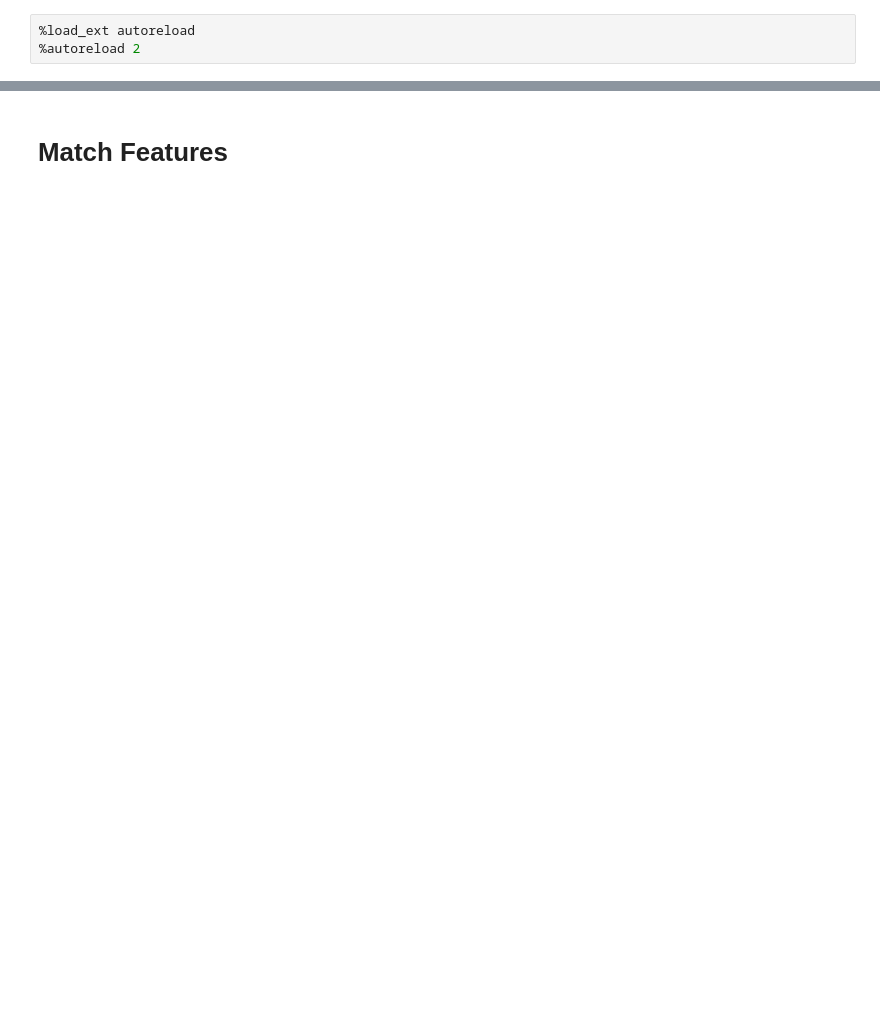
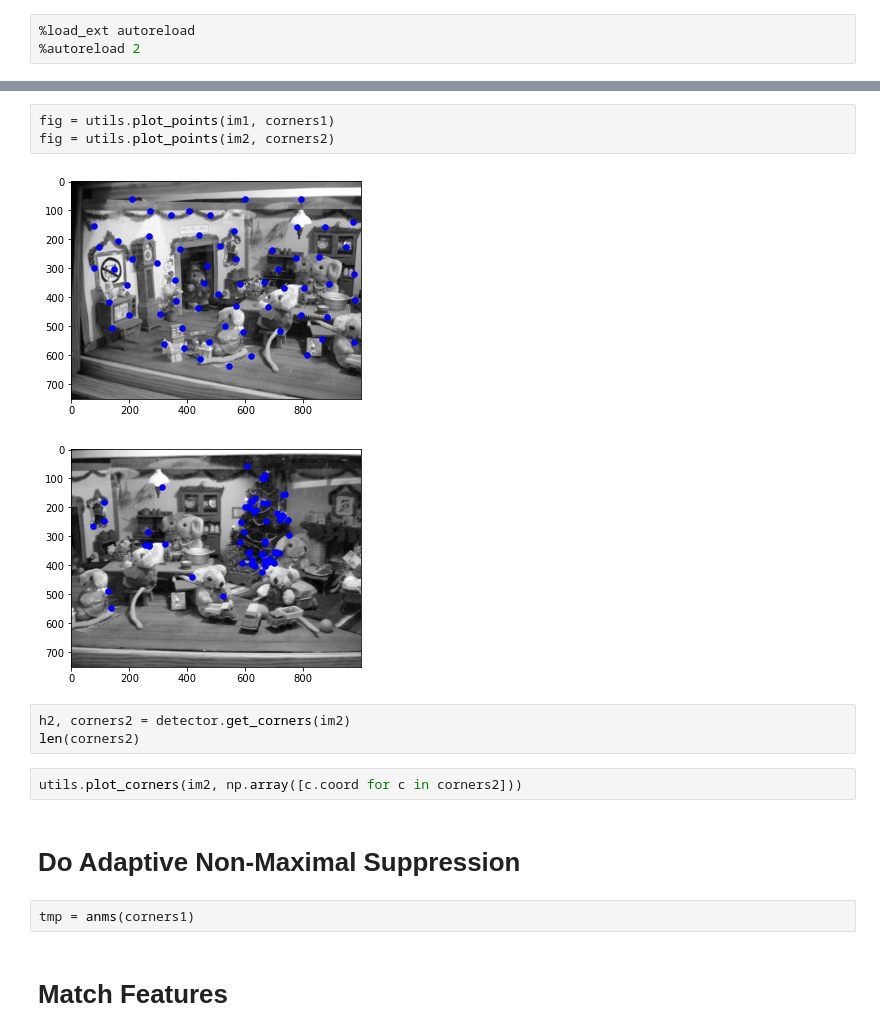
Before and after one commit to aprilsin/cs194-proj5, a Jupyter notebook: part2.ipynb, the cells around one changed output, grey strips where cells are left out. Saved outputs shown, nothing was run; the diff lists cells and outputs as text; blank space fills up the shorter version.

```diff
--- a/part2.ipynb
+++ b/part2.ipynb
@@ -114,2 +58,17 @@ plt.scatter(im1_pts[:, 0], im1_pts[:, 1])
+# %%
+fig = utils.plot_points(im1, corners1)
+fig = utils.plot_points(im2, corners2)
+# %% [output]
+[figure, added]
+[figure, added]
+# %%
+h2, corners2 = detector.get_corners(im2)
+len(corners2)
+# %%
+utils.plot_corners(im2, np.array([c.coord for c in corners2]))
+# %% [markdown]
+# Do Adaptive Non-Maximal Suppression
+# %%
+tmp = anms(corners1)
 # %% [markdown]
 # Match Features
```
Also changed, not shown: parts of 51 cells of this notebook, 1 other file.
